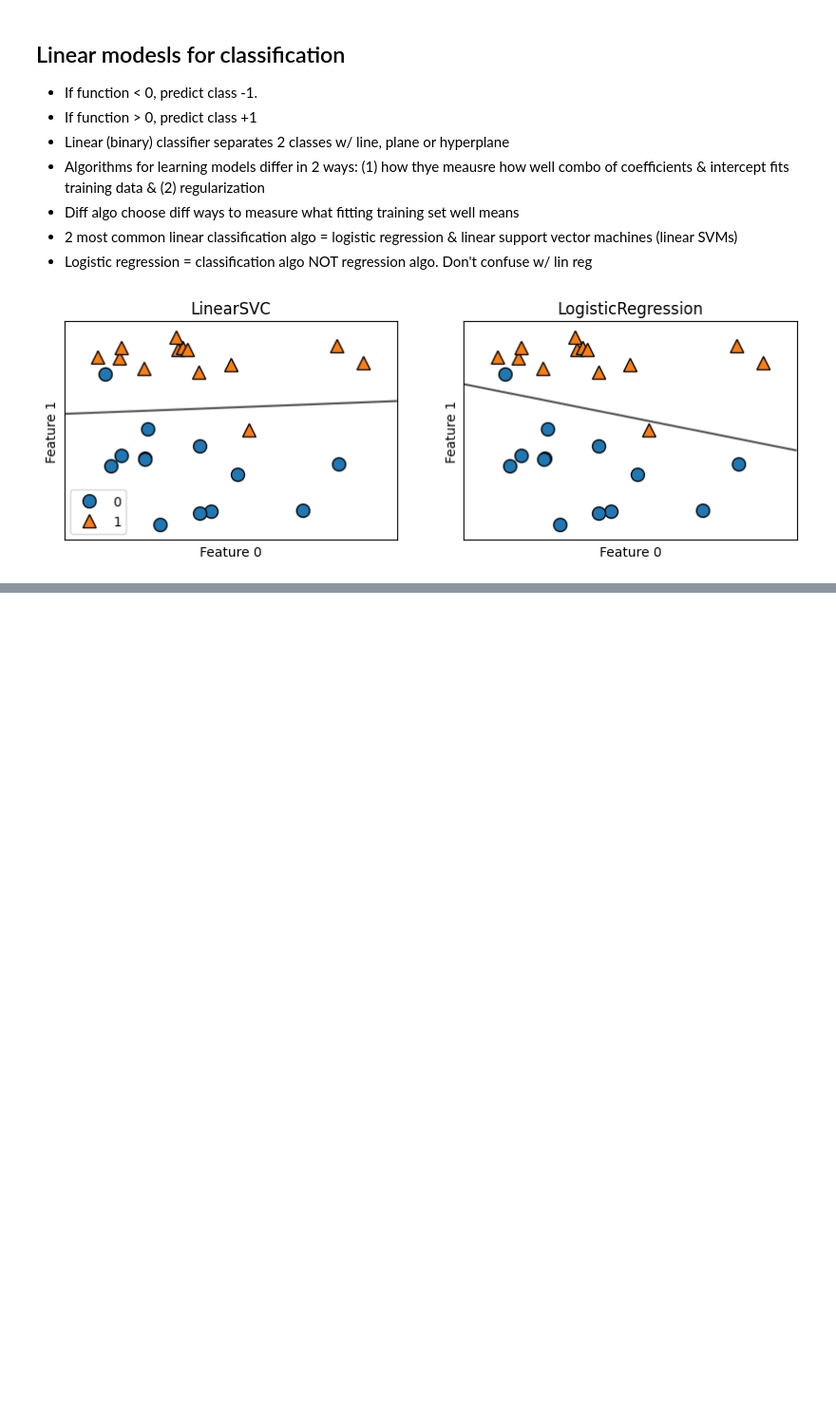
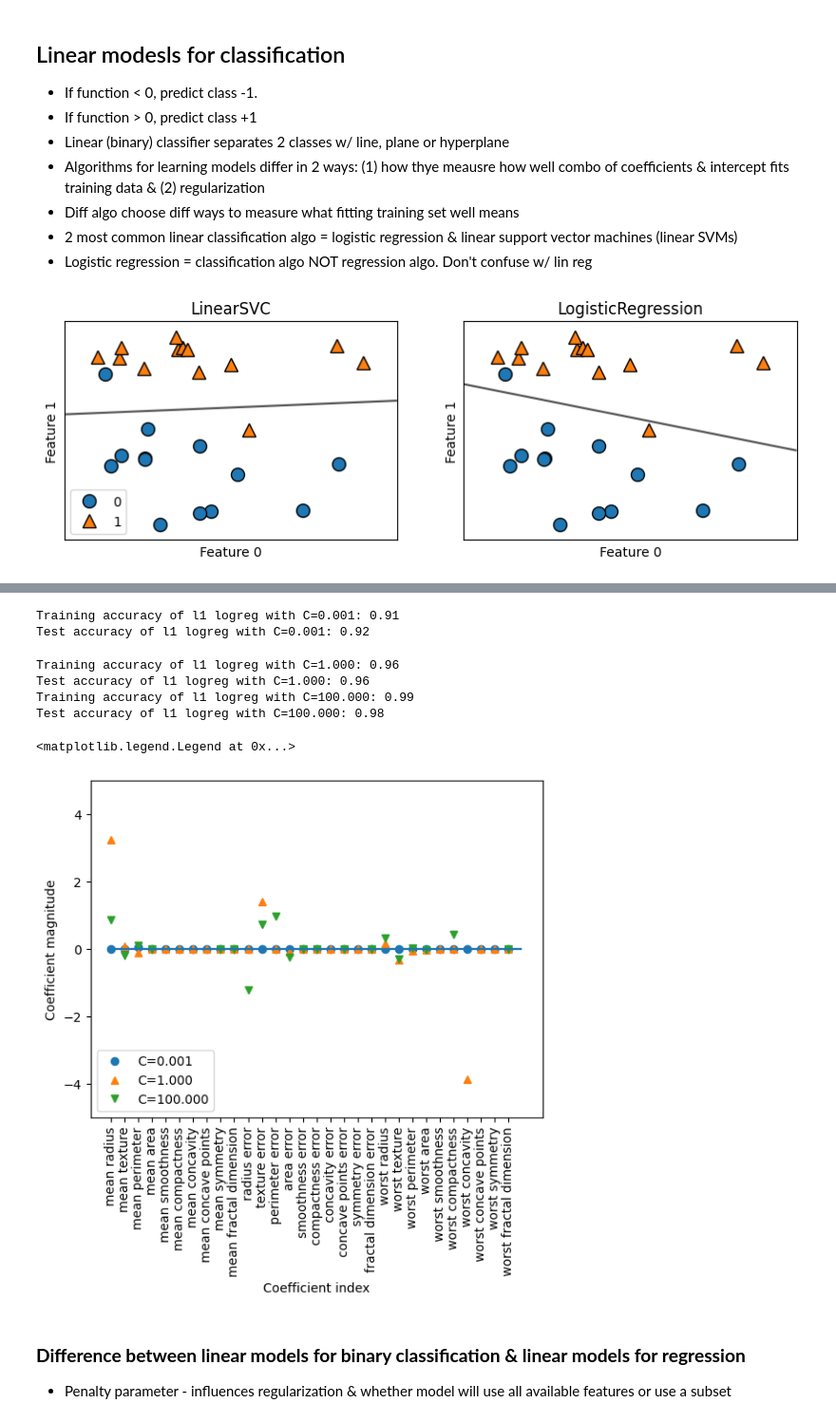
Before and after one commit to 550tealeaves/DATA71200_sum2024_550, a Jupyter notebook: Supervised_learning_revised.ipynb, the cells around one changed output, grey strips where cells are left out. Shown at 95% size. Saved outputs shown, nothing was run; the diff lists cells and outputs as text; code cells hidden in the pictures; blank space fills up the shorter version.

```diff
--- a/Supervised_learning_revised.ipynb
+++ b/Supervised_learning_revised.ipynb
@@ -623,0 +660,10 @@ for model, ax in zip([LinearSVC(), LogisticRegression()], axes):
+# %%
+#DEFAULT C=1
+
+from sklearn.datasets import load_breast_cancer
+cancer = load_breast_cancer()
+X_train, X_test, y_train, y_test = train_test_split(
+    cancer.data, cancer.target, stratify=cancer.target, random_state=42)
+logreg = LogisticRegression().fit(X_train, y_train)
+print("Training set score: {:.3f}".format(logreg.score(X_train, y_train)))
+print("Test set score: {:.3f}".format(logreg.score(X_test, y_test)))
@@ -623,0 +778,30 @@ for model, ax in zip([LinearSVC(), LogisticRegression()], axes):
+# %%
+for C, marker in zip([0.001, 1, 100], ['o', '^', 'v']):
+  lr_l1 = LogisticRegression(solver='liblinear', C=C, penalty="l1").fit(X_train, y_train)
+  print("Training accuracy of l1 logreg with C={:.3f}: {:.2f}".format(
+        C, lr_l1.score(X_train, y_train)))
+  print("Test accuracy of l1 logreg with C={:.3f}: {:.2f}".format(
+        C, lr_l1.score(X_test, y_test)))
+  plt.plot(lr_l1.coef_.T, marker, label="C={:.3f}".format(C))
+
+  plt.xticks(range(cancer.data.shape[1]), cancer.feature_names, rotation=90)
+  plt.hlines(0, 0, cancer.data.shape[1])
+  plt.ylim(-5, 5)
+  plt.xlabel("Coefficient index")
+  plt.ylabel("Coefficient magnitude")
+
+plt.ylim(-5, 5)
+plt.legend(loc=3)
+# %% [output]
+Training accuracy of l1 logreg with C=0.001: 0.91
+Test accuracy of l1 logreg with C=0.001: 0.92
+Training accuracy of l1 logreg with C=1.000: 0.96
+Test accuracy of l1 logreg with C=1.000: 0.96
+Training accuracy of l1 logreg with C=100.000: 0.99
+Test accuracy of l1 logreg with C=100.000: 0.98
+<matplotlib.legend.Legend at 0x...>
+[figure, added]
+# %% [markdown]
+### **Difference between linear models for binary classification & linear models for regression**
+
+- Penalty parameter - influences regularization & whether model will use all available features or use a subset
```
Also changed, not shown: parts of 16 cells of this notebook.
